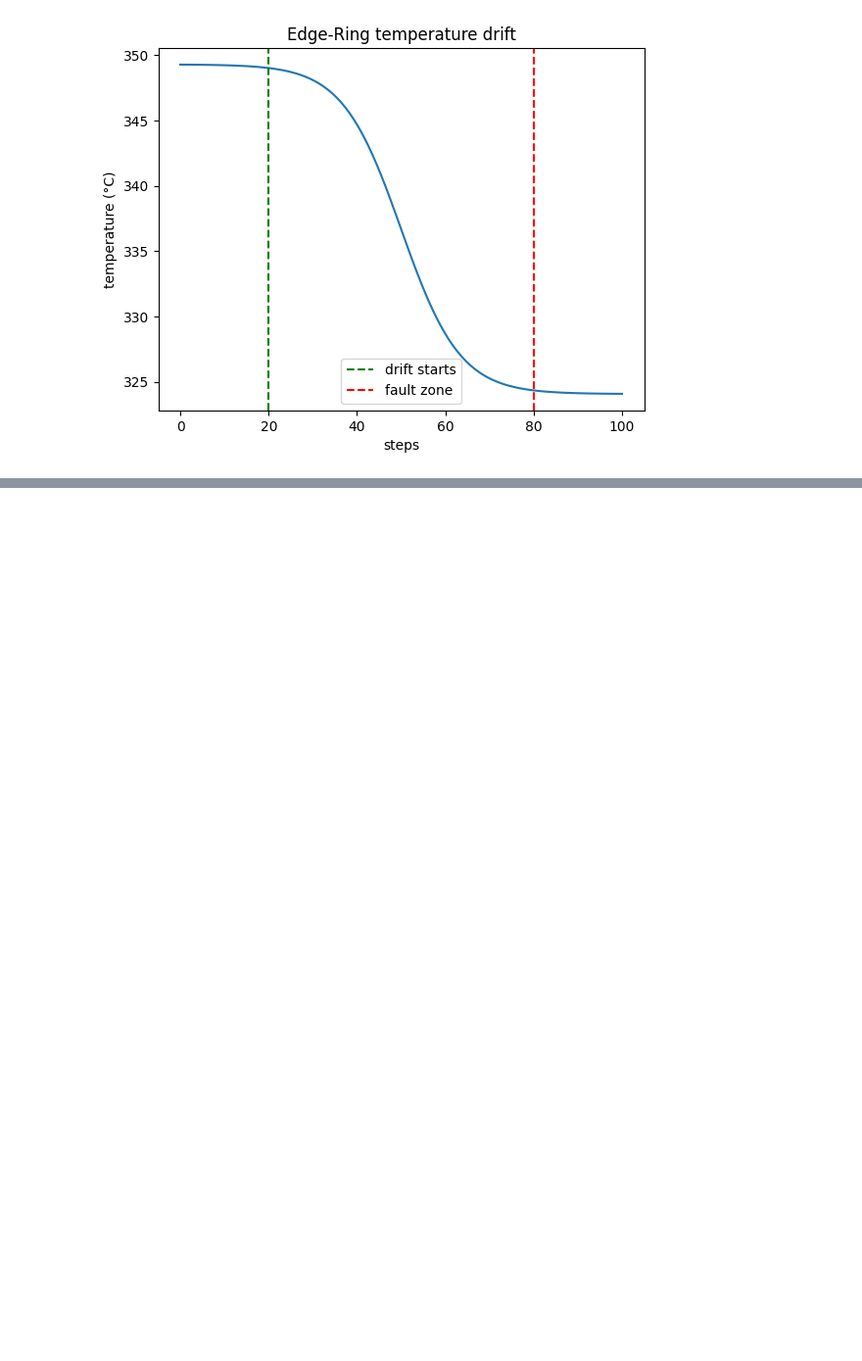
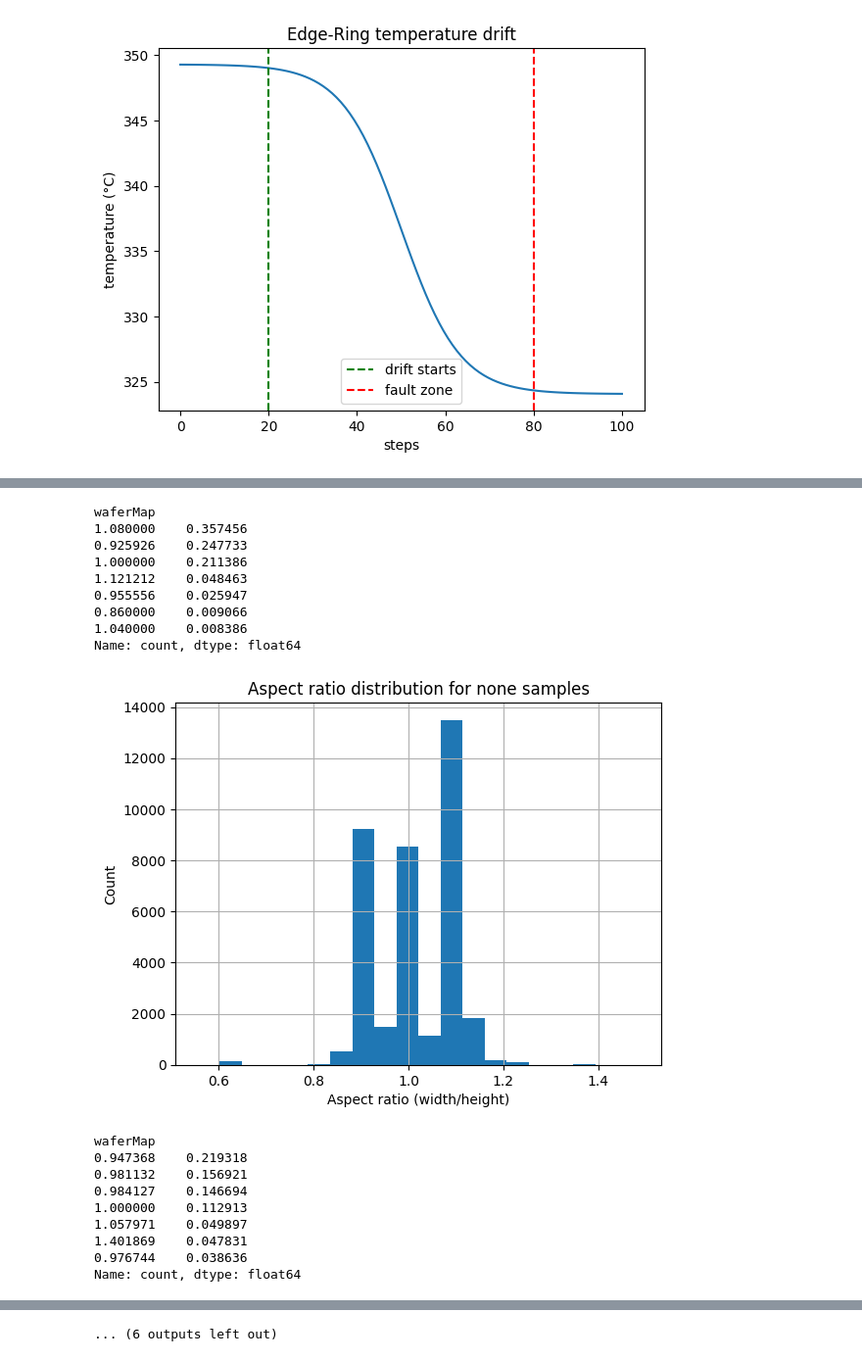
Before and after one commit to shamssarah/Wafer-Telemetry-Prediction, a Jupyter notebook: notebooks/experimentation.ipynb, the cells around one changed output, grey strips where cells are left out. Shown at 98% size. Saved outputs shown, nothing was run; the diff lists cells and outputs as text; code cells hidden in the pictures; blank space fills up the shorter version.

```diff
--- a/notebooks/experimentation.ipynb
+++ b/notebooks/experimentation.ipynb
@@ -92,0 +567,75 @@ Displaying wafer map for defect type: Scratch
+# %%
+# defect_type = "Edge-Loc"
+for defect_type in train.failureType.unique():
+    scratch_images = train[train.failureType == defect_type].waferMap
+    scratch_images = pd.concat([scratch_images, test[test.failureType == defect_type].waferMap, validation[validation.failureType == defect_type].waferMap], axis=0)
+
+    aspect_ratio = scratch_images.apply(lambda x: x.shape[1] / x.shape[0] if x.shape[0] > 0 else 0)
+
+
+    # scratch_images = scratch_images.apply(lambda x: add_noise_to_image(x, noise_level=0.15))
+
+    scratch_images = scratch_images
+    angles, linearities, skipped = analyze_scratch_orientations(
+            scratch_images,
+            defect_value=None,       # None = auto-detect max value as defect
+            linearity_threshold=0.0  # set higher (e.g. 0.3) to filter out non-line-like samples
+        )
+
+    angles = np.array(angles)
+    linearities = np.array(linearities)
+
+    n = 10
+    threshold = 0.4
+    images = scratch_images[linearities >= threshold]
+    angles = np.array(angles)[linearities >= threshold]
+    training_samples = images[(angles >= 0) & (angles <= 90)]
+    testing_samples = images[(angles > 90) & (angles <= 180)]
+
+    print ((aspect_ratio.value_counts()/len(aspect_ratio)).head(7))
+    # aspect_ratio.value_counts().plot(kind='bar', title=f"Aspect ratio distribution for {defect_type} samples", xlabel="Aspect ratio (width/height)", ylabel="Count")
+    aspect_ratio.hist(bins=20)
+    plt.title(f"Aspect ratio distribution for {defect_type} samples")
+    plt.xlabel("Aspect ratio (width/height)")
+    plt.ylabel("Count")
+    plt.savefig(f"{defect_type.lower()}_aspect_ratio.png", dpi=150)
+    plt.show()
+
+# print (f"Displaying {len(images)} {defect_type} samples with linearity >= {threshold}")
+# print (f"Training samples (0-90°): {len(training_samples)}")
+# print (f"Testing samples (90-180°): {len(testing_samples)}")
+# print ("skipped samples (too few defect pixels):", skipped)
+
+# print(f"Analyzed {len(angles)} samples, skipped {skipped} (too few defect pixels)")
+# print (min(angles), max(angles))
+# print(f"Angle range: {min(angles):.1f} - {max(angles):.1f} deg" if len(angles) > 0 else "No valid angles")
+# print(f"Mean linearity: {np.mean(linearities):.3f}" if len(linearities) > 0 else "")
+
+# plot_results(angles, linearities, defect_type=defect_type)
+
+# ranked = rank_by_linearity(images)
+# print(f"Ranked {len(ranked)} samples by linearity")
+# print("Top 5:", [(i, f"{lin:.3f}, {shape}") for i, a, lin, shape in ranked[:5]])
+# print("Bottom 5:", [(i, f"{lin:.3f}, {shape}") for i, a, lin, shape in ranked[-5:]])
+# ranked = [[i,a,lin] for i,a,lin,shape in ranked]
+# plot_extremes(images, ranked, n=5, defect_type=defect_type)
+# %% [output]
+waferMap
+1.080000    0.357456
+0.925926    0.247733
+1.000000    0.211386
+1.121212    0.048463
+0.955556    0.025947
+0.860000    0.009066
+1.040000    0.008386
+Name: count, dtype: float64
+[figure, added]
+waferMap
+0.947368    0.219318
+0.981132    0.156921
+0.984127    0.146694
+1.000000    0.112913
+1.057971    0.049897
+1.401869    0.047831
+0.976744    0.038636
+Name: count, dtype: float64
@@ -92,0 +683 @@ Displaying wafer map for defect type: Scratch
+... (6 outputs left out)
```
Also changed, not shown: parts of 10 cells of this notebook, 8 other files.
